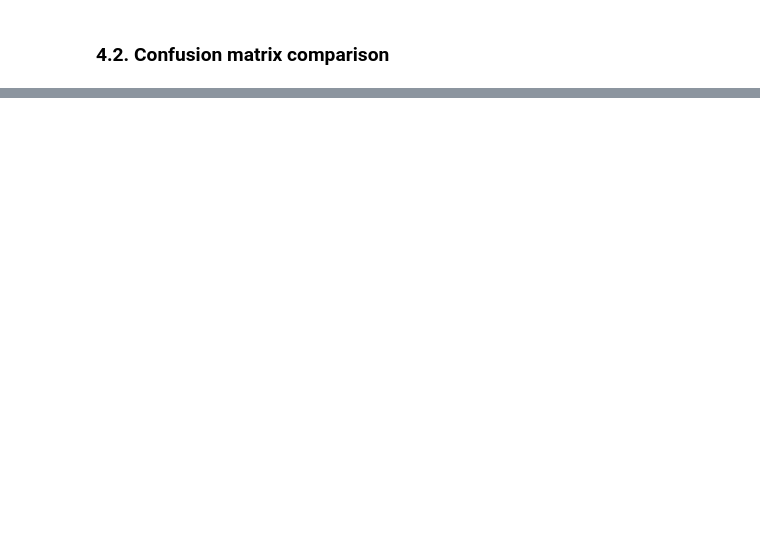
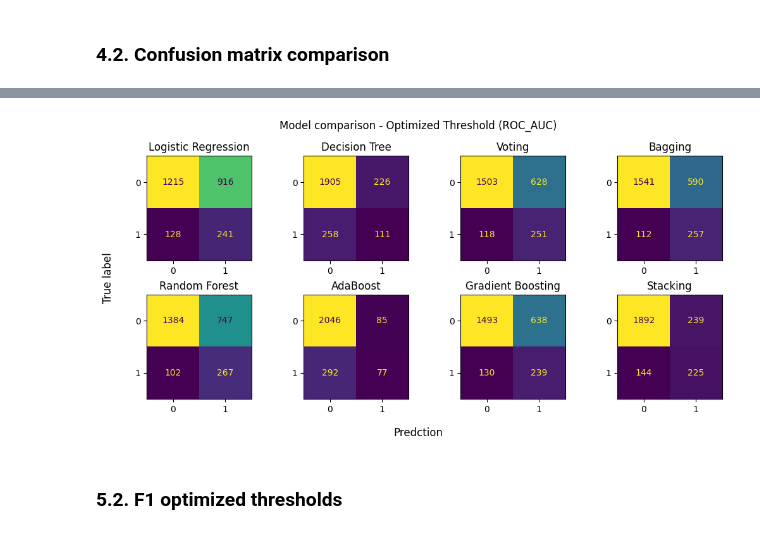
Before and after one commit to kebo0267/AI_ML_Classwork, a Jupyter notebook: class_demo/Lesson_21_demo.ipynb, the cells around one changed output, grey strips where cells are left out. Cells and saved outputs as stored; diff of their text form; code cells hidden in the pictures; blank space fills up the shorter version.

```diff
--- a/class_demo/Lesson_21_demo.ipynb
+++ b/class_demo/Lesson_21_demo.ipynb
@@ -416,0 +527,31 @@ plt.show()
+# %%
+ncols = 4
+nrows = 2
+
+fig, axes = plt.subplots(nrows=nrows, ncols=ncols, figsize=(ncols*2.6, nrows*2.6))
+axes = axes.flatten()
+
+fig.suptitle('Model comparison - Optimized Threshold (ROC_AUC)')
+fig.supylabel('True label')
+fig.supxlabel('Predction')
+
+for i, (model_name, model) in enumerate(zip(results['Model'], [lr_clf, dt_clf, voting_clf, bagging_clf, rf_clf, adaboost_clf, gb_clf, stacking_clf])):
+
+    disp = ConfusionMatrixDisplay.from_predictions(
+        test_df['target'],
+        preds[model],
+        #normalize='true',
+        ax=axes[i],
+        colorbar=False
+    )
+
+    axes[i].set_title(model_name)
+    axes[i].set_xlabel('')
+    axes[i].set_ylabel('')
+
+plt.tight_layout()
+plt.show()
+# %% [output]
+[figure, added]
+# %% [markdown]
+### 5.2. F1 optimized thresholds
```
Also changed, not shown: parts of 16 cells of this notebook, 4 other files.
